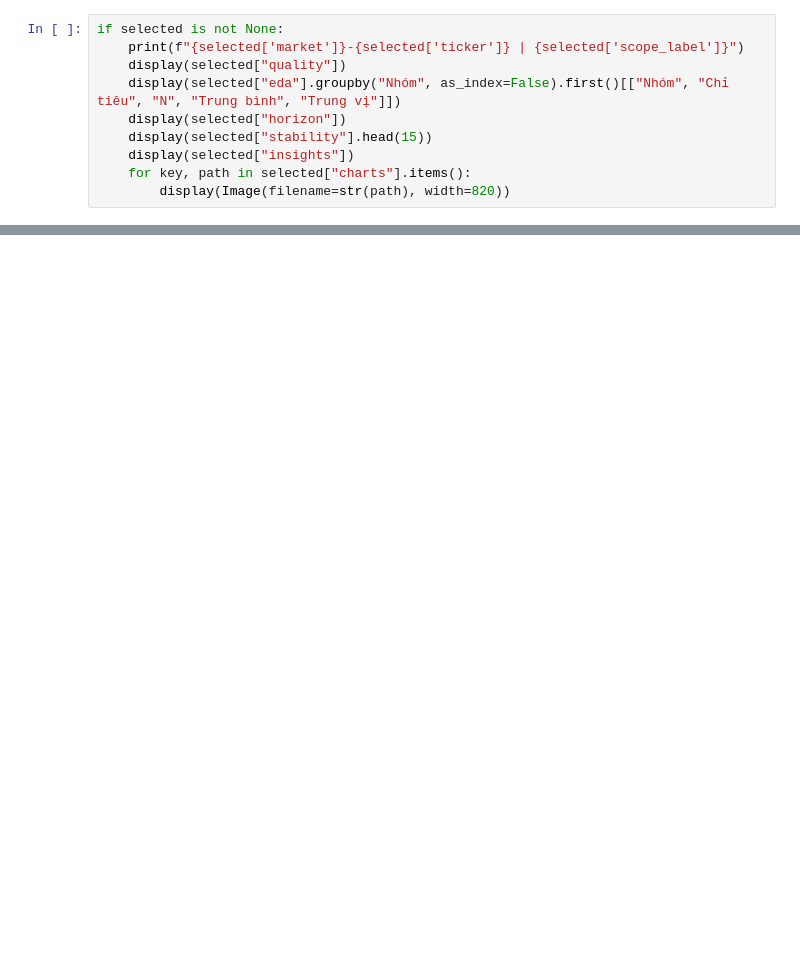
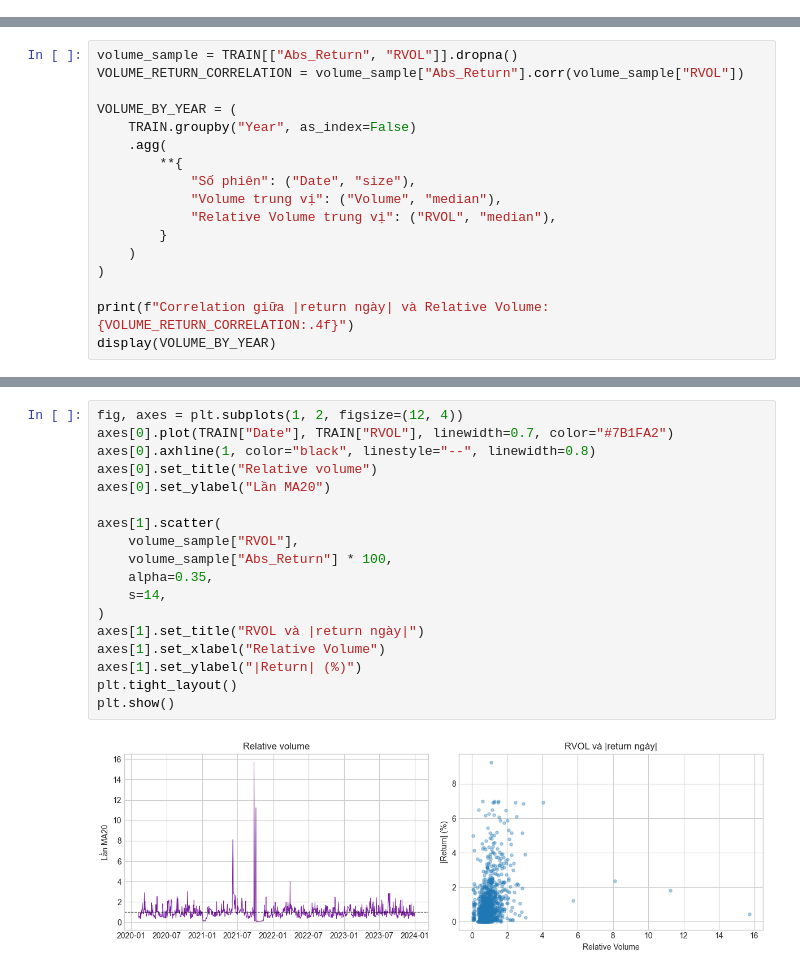
Before and after one commit to cathasi/P4AIDS---Stock, a Jupyter notebook: notebooks/Stock_EDA.ipynb, the cells around one changed output, grey strips where cells are left out. Cells and saved outputs as stored; diff of their text form; blank space fills up the shorter version.

```diff
--- a/notebooks/Stock_EDA.ipynb
+++ b/notebooks/Stock_EDA.ipynb
@@ -831,10 +0,0 @@ Các bảng dưới đây là phạm vi Train mặc định. Nếu bật `FULL_S
-# %%
-if selected is not None:
-    print(f"{selected['market']}-{selected['ticker']} | {selected['scope_label']}")
-    display(selected["quality"])
-    display(selected["eda"].groupby("Nhóm", as_index=False).first()[["Nhóm", "Chỉ tiêu", "N", "Trung bình", "Trung vị"]])
-    display(selected["horizon"])
-    display(selected["stability"].head(15))
-    display(selected["insights"])
-    for key, path in selected["charts"].items():
-        display(Image(filename=str(path), width=820))
@@ -993,0 +634,17 @@ HOÀN TẤT: Notebook đã chạy tuần tự, Excel đã được mở kiểm t
+# %%
+volume_sample = TRAIN[["Abs_Return", "RVOL"]].dropna()
+VOLUME_RETURN_CORRELATION = volume_sample["Abs_Return"].corr(volume_sample["RVOL"])
+
+VOLUME_BY_YEAR = (
+    TRAIN.groupby("Year", as_index=False)
+    .agg(
+        **{
+            "Số phiên": ("Date", "size"),
+            "Volume trung vị": ("Volume", "median"),
+            "Relative Volume trung vị": ("RVOL", "median"),
+        }
+    )
+)
+
+print(f"Correlation giữa |return ngày| và Relative Volume: {VOLUME_RETURN_CORRELATION:.4f}")
+display(VOLUME_BY_YEAR)
@@ -993,0 +681,20 @@ HOÀN TẤT: Notebook đã chạy tuần tự, Excel đã được mở kiểm t
+# %%
+fig, axes = plt.subplots(1, 2, figsize=(12, 4))
+axes[0].plot(TRAIN["Date"], TRAIN["RVOL"], linewidth=0.7, color="#7B1FA2")
+axes[0].axhline(1, color="black", linestyle="--", linewidth=0.8)
+axes[0].set_title("Relative volume")
+axes[0].set_ylabel("Lần MA20")
+
+axes[1].scatter(
+    volume_sample["RVOL"],
+    volume_sample["Abs_Return"] * 100,
+    alpha=0.35,
+    s=14,
+)
+axes[1].set_title("RVOL và |return ngày|")
+axes[1].set_xlabel("Relative Volume")
+axes[1].set_ylabel("|Return| (%)")
+plt.tight_layout()
+plt.show()
+# %% [output]
+[figure, added]
```
Also changed, not shown: parts of 77 cells of this notebook, 1 other file.
